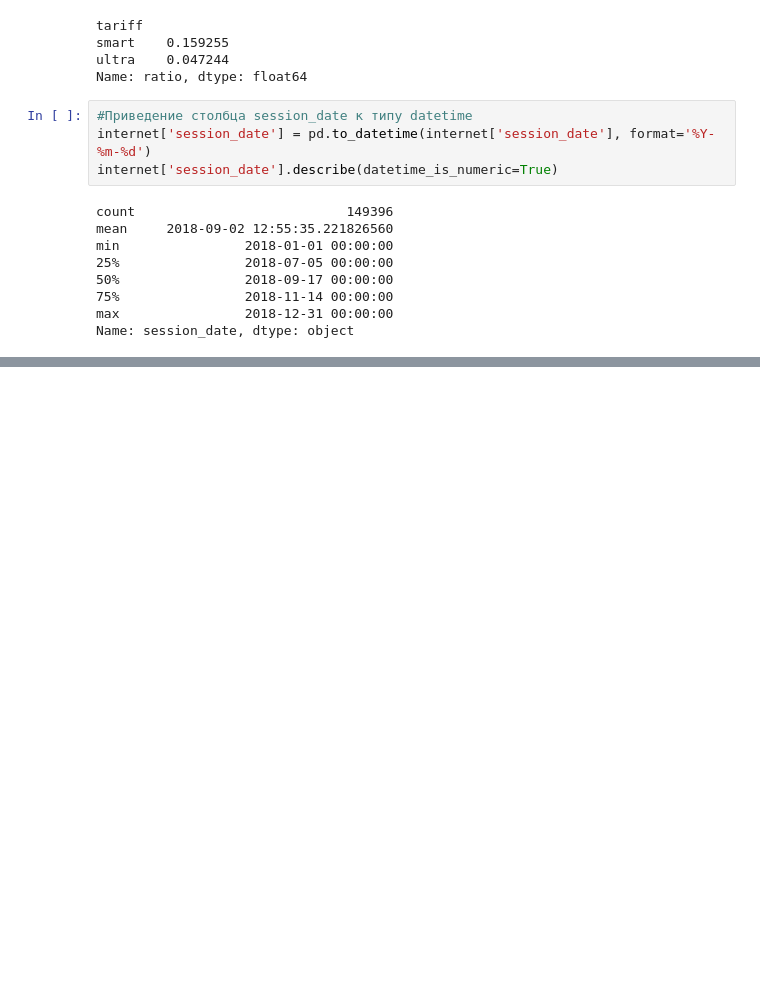
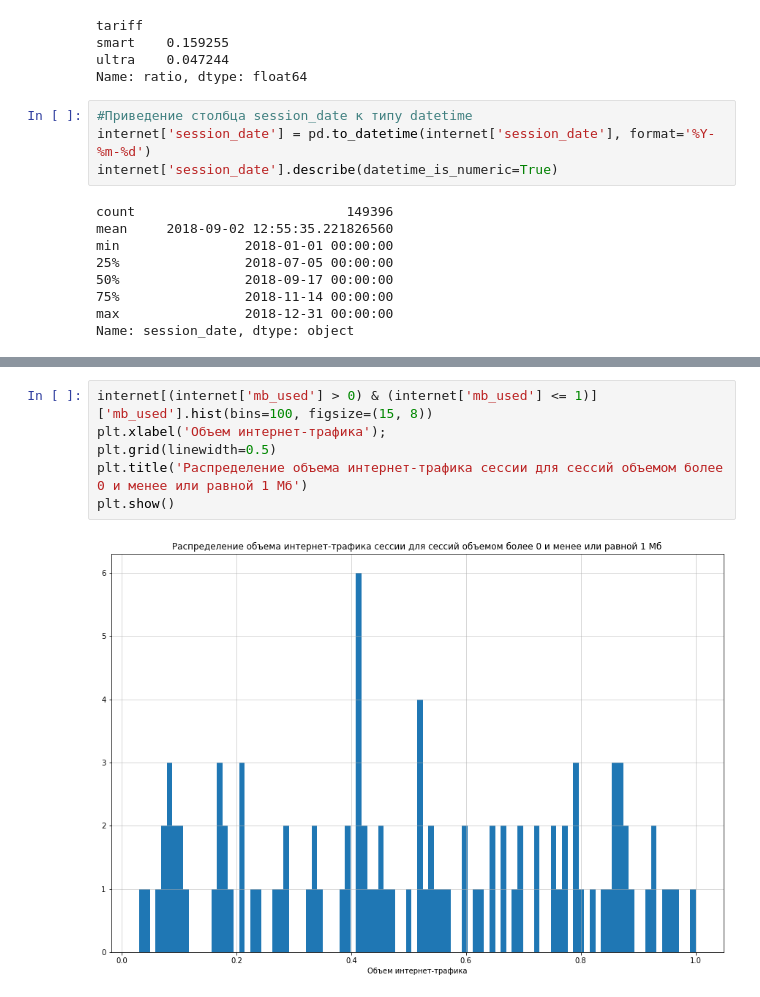
Before and after one commit to FrolovskiyKirill/Data-Science-Projects, a Jupyter notebook: Project_Three.ipynb, the cells around one changed output, grey strips where cells are left out. Cells and saved outputs as stored; diff of their text form; blank space fills up the shorter version.

```diff
--- a/Project_Three.ipynb
+++ b/Project_Three.ipynb
@@ -579,0 +624,8 @@ Name: session_date, dtype: object
+# %%
+internet[(internet['mb_used'] > 0) & (internet['mb_used'] <= 1)]['mb_used'].hist(bins=100, figsize=(15, 8))
+plt.xlabel('Объем интернет-трафика');
+plt.grid(linewidth=0.5)
+plt.title('Распределение объема интернет-трафика сессии для сессий объемом более 0 и менее или равной 1 Мб')
+plt.show()
+# %% [output]
+[figure, added]
```
Also changed, not shown: parts of 45 cells of this notebook.
